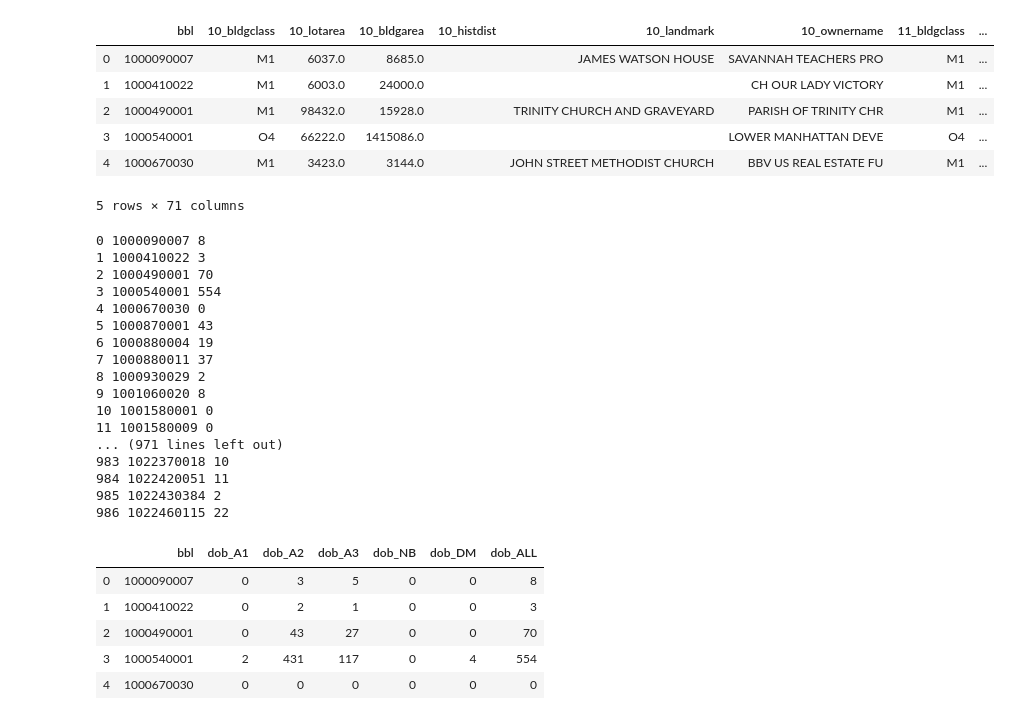
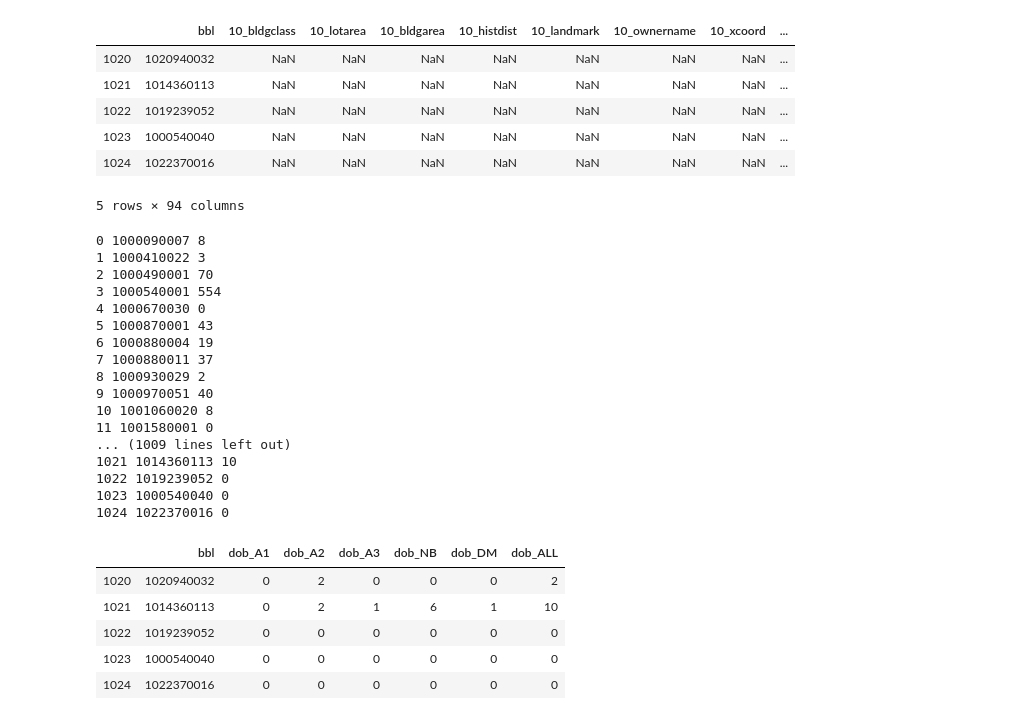
Before and after one commit to zhik/rftf_use_change, a Jupyter notebook: 3. Fetch DOB data.ipynb, the cells around one changed output. Drawn from its saved outputs; the diff is of its cells as text; code cells hidden in the pictures.

```diff
--- a/3. Fetch DOB data.ipynb
+++ b/3. Fetch DOB data.ipynb
@@ -6,15 +6,15 @@ SODA_APP_TOKEN = 'MOkdR2TuLzWqf8P66Yv8CRxZZ'
 # %%
 #import data
 m = pd.read_csv('./processed_data/filtered_m.csv')
-m.head()
+m.tail()
 # %% [output]
-|  | bbl | 10_bldgclass | 10_lotarea | 10_bldgarea | 10_histdist | 10_landmark | 10_ownername | 11_bldgclass | ... |
-| 0 | 1000090007 | M1 | 6037.0 | 8685.0 |  | JAMES WATSON HOUSE | SAVANNAH TEACHERS PRO | M1 | ... |
-| 1 | 1000410022 | M1 | 6003.0 | 24000.0 |  |  | CH OUR LADY VICTORY | M1 | ... |
-| 2 | 1000490001 | M1 | 98432.0 | 15928.0 |  | TRINITY CHURCH AND GRAVEYARD | PARISH OF TRINITY CHR | M1 | ... |
-| 3 | 1000540001 | O4 | 66222.0 | 1415086.0 |  |  | LOWER MANHATTAN DEVE | O4 | ... |
-| 4 | 1000670030 | M1 | 3423.0 | 3144.0 |  | JOHN STREET METHODIST CHURCH | BBV US REAL ESTATE FU | M1 | ... |
+|  | bbl | 10_bldgclass | 10_lotarea | 10_bldgarea | 10_histdist | 10_landmark | 10_ownername | 10_xcoord | ... |
+| 1020 | 1020940032 | NaN | NaN | NaN | NaN | NaN | NaN | NaN | ... |
+| 1021 | 1014360113 | NaN | NaN | NaN | NaN | NaN | NaN | NaN | ... |
+| 1022 | 1019239052 | NaN | NaN | NaN | NaN | NaN | NaN | NaN | ... |
+| 1023 | 1000540040 | NaN | NaN | NaN | NaN | NaN | NaN | NaN | ... |
+| 1024 | 1022370016 | NaN | NaN | NaN | NaN | NaN | NaN | NaN | ... |
-5 rows × 71 columns
+5 rows × 94 columns
 # %%
 #fetch DOB Permit Issuance data for every bbl
 def getPermits(row):
@@ -22,7 +22,7 @@ def getPermits(row):
     block = str(row['bbl'])[1:6]
     lot = "0" + str(row['bbl'])[6:]
 
-    sleep(0.1)
+    sleep(0.02)
     r = requests.get(f'https://data.cityofnewyork.us/resource/ipu4-2q9a.json?$$app_token={SODA_APP_TOKEN}&borough=MANHATTAN&block={block}&lot={lot}')
     data = r.json()
 
@@ -50,14 +50,14 @@ m['dob_permits'] = m.apply(getPermits, axis = 1)
 6 1000880004 19
 7 1000880011 37
 8 1000930029 2
-9 1001060020 8
-10 1001580001 0
-11 1001580009 0
-... (971 lines left out)
-983 1022370018 10
-984 1022420051 11
-985 1022430384 2
-986 1022460115 22
+9 1000970051 40
+10 1001060020 8
+11 1001580001 0
+... (1009 lines left out)
+1021 1014360113 10
+1022 1019239052 0
+1023 1000540040 0
+1024 1022370016 0
 # %%
 #generate counts for each type (A1, A2, A3, NB, DM, ALL)
 def filterJobType(array, job_type):
@@ -75,13 +75,13 @@ def getCounts(row):
 
 m[['dob_A1', 'dob_A2', 'dob_A3', 'dob_NB', 'dob_DM', 'dob_ALL']] = m.apply(getCounts, axis = 1)
 # %%
-m[['bbl','dob_A1', 'dob_A2', 'dob_A3', 'dob_NB', 'dob_DM', 'dob_ALL']].head()
+m[['bbl','dob_A1', 'dob_A2', 'dob_A3', 'dob_NB', 'dob_DM', 'dob_ALL']].tail()
 # %% [output]
 |  | bbl | dob_A1 | dob_A2 | dob_A3 | dob_NB | dob_DM | dob_ALL |
-| 0 | 1000090007 | 0 | 3 | 5 | 0 | 0 | 8 |
-| 1 | 1000410022 | 0 | 2 | 1 | 0 | 0 | 3 |
-| 2 | 1000490001 | 0 | 43 | 27 | 0 | 0 | 70 |
-| 3 | 1000540001 | 2 | 431 | 117 | 0 | 4 | 554 |
-| 4 | 1000670030 | 0 | 0 | 0 | 0 | 0 | 0 |
+| 1020 | 1020940032 | 0 | 2 | 0 | 0 | 0 | 2 |
+| 1021 | 1014360113 | 0 | 2 | 1 | 6 | 1 | 10 |
+| 1022 | 1019239052 | 0 | 0 | 0 | 0 | 0 | 0 |
+| 1023 | 1000540040 | 0 | 0 | 0 | 0 | 0 | 0 |
+| 1024 | 1022370016 | 0 | 0 | 0 | 0 | 0 | 0 |
 # %%
 m.to_csv('./processed_data/merged_step3.csv', index = False)
```
Also changed, not shown: 26 other files.
